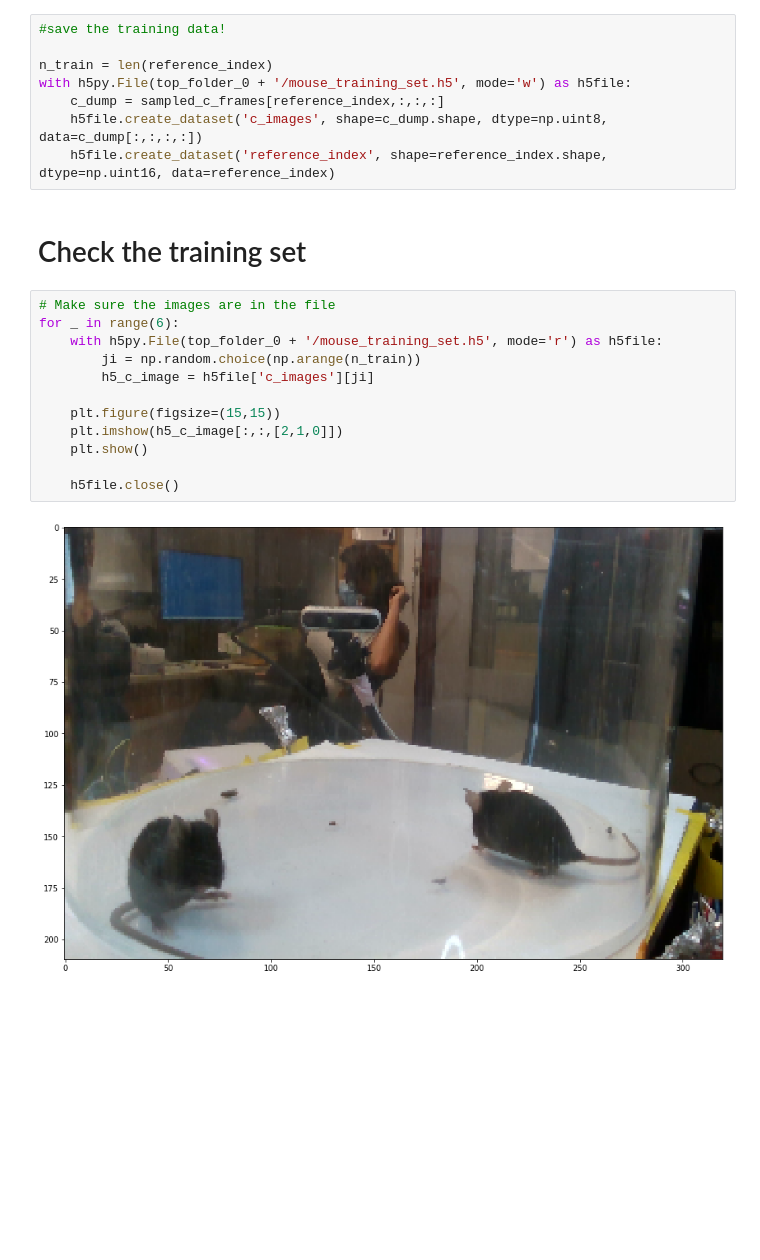
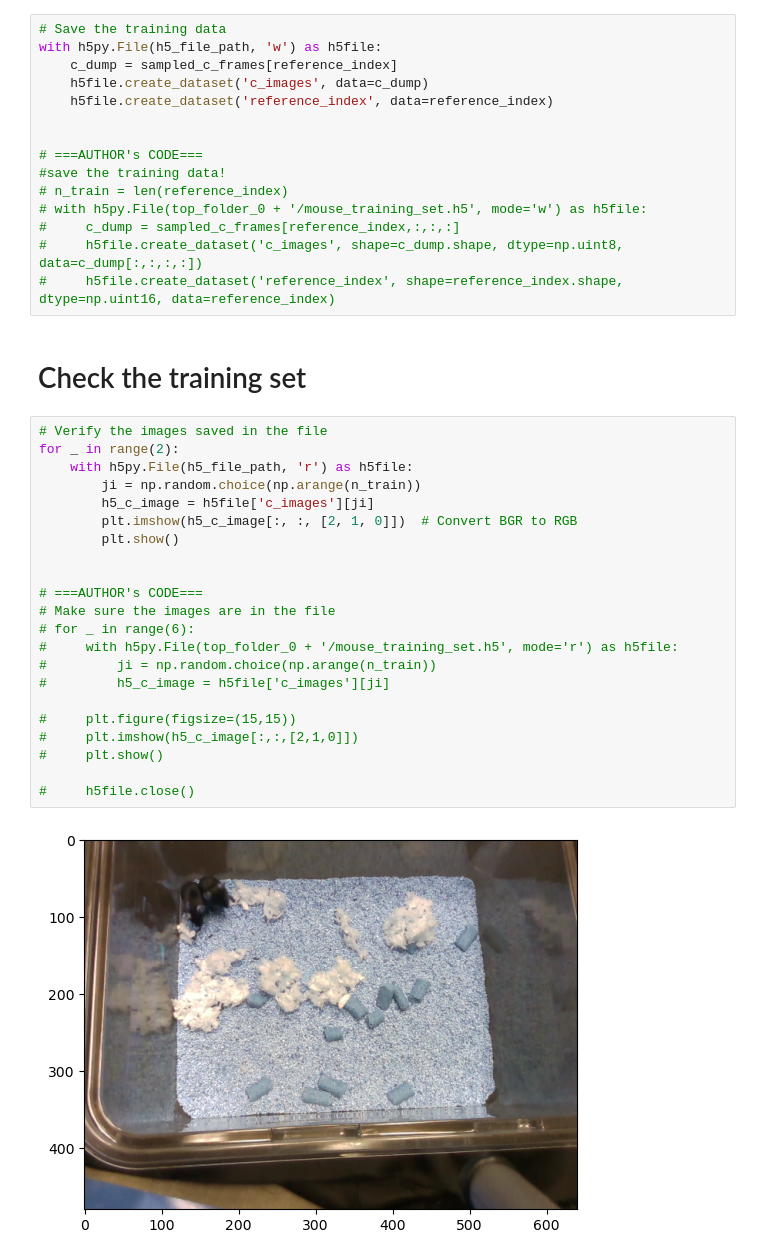
Before and after one commit to aya0221/Mice_3D_Tracking, a Jupyter notebook: 3DDD_social_mouse_tracker/analysis/001_Generate_a_training_set.ipynb, the cells around one changed output. Drawn from its saved outputs; the diff is of its cells as text; blank space fills up the shorter version.

```diff
--- a/3DDD_social_mouse_tracker/analysis/001_Generate_a_training_set.ipynb
+++ b/3DDD_social_mouse_tracker/analysis/001_Generate_a_training_set.ipynb
@@ -185,24 +396,41 @@ n_train
 # %%
+# Save the training data
+with h5py.File(h5_file_path, 'w') as h5file:
+    c_dump = sampled_c_frames[reference_index]
+    h5file.create_dataset('c_images', data=c_dump)
+    h5file.create_dataset('reference_index', data=reference_index)
+
+
+# ===AUTHOR's CODE===
 #save the training data!
-
-n_train = len(reference_index)
-with h5py.File(top_folder_0 + '/mouse_training_set.h5', mode='w') as h5file:
-    c_dump = sampled_c_frames[reference_index,:,:,:]
-    h5file.create_dataset('c_images', shape=c_dump.shape, dtype=np.uint8, data=c_dump[:,:,:,:])
-    h5file.create_dataset('reference_index', shape=reference_index.shape, dtype=np.uint16, data=reference_index)
+# n_train = len(reference_index)
+# with h5py.File(top_folder_0 + '/mouse_training_set.h5', mode='w') as h5file:
+#     c_dump = sampled_c_frames[reference_index,:,:,:]
+#     h5file.create_dataset('c_images', shape=c_dump.shape, dtype=np.uint8, data=c_dump[:,:,:,:])
+#     h5file.create_dataset('reference_index', shape=reference_index.shape, dtype=np.uint16, data=reference_index)
 # %% [markdown]
 # Check the training set
 # %%
-# Make sure the images are in the file
-for _ in range(6):
-    with h5py.File(top_folder_0 + '/mouse_training_set.h5', mode='r') as h5file:
+# Verify the images saved in the file
+for _ in range(2):
+    with h5py.File(h5_file_path, 'r') as h5file:
         ji = np.random.choice(np.arange(n_train))
         h5_c_image = h5file['c_images'][ji]
+        plt.imshow(h5_c_image[:, :, [2, 1, 0]])  # Convert BGR to RGB
+        plt.show()
 
-    plt.figure(figsize=(15,15))
-    plt.imshow(h5_c_image[:,:,[2,1,0]])
-    plt.show()
 
-    h5file.close()
+# ===AUTHOR's CODE===
+# Make sure the images are in the file
+# for _ in range(6):
+#     with h5py.File(top_folder_0 + '/mouse_training_set.h5', mode='r') as h5file:
+#         ji = np.random.choice(np.arange(n_train))
+#         h5_c_image = h5file['c_images'][ji]
+
+#     plt.figure(figsize=(15,15))
+#     plt.imshow(h5_c_image[:,:,[2,1,0]])
+#     plt.show()
+
+#     h5file.close()
 # %% [output]
-[figure, old version]
+[figure, new version]
```
Also changed, not shown: parts of 34 cells of this notebook, 9 other files.
